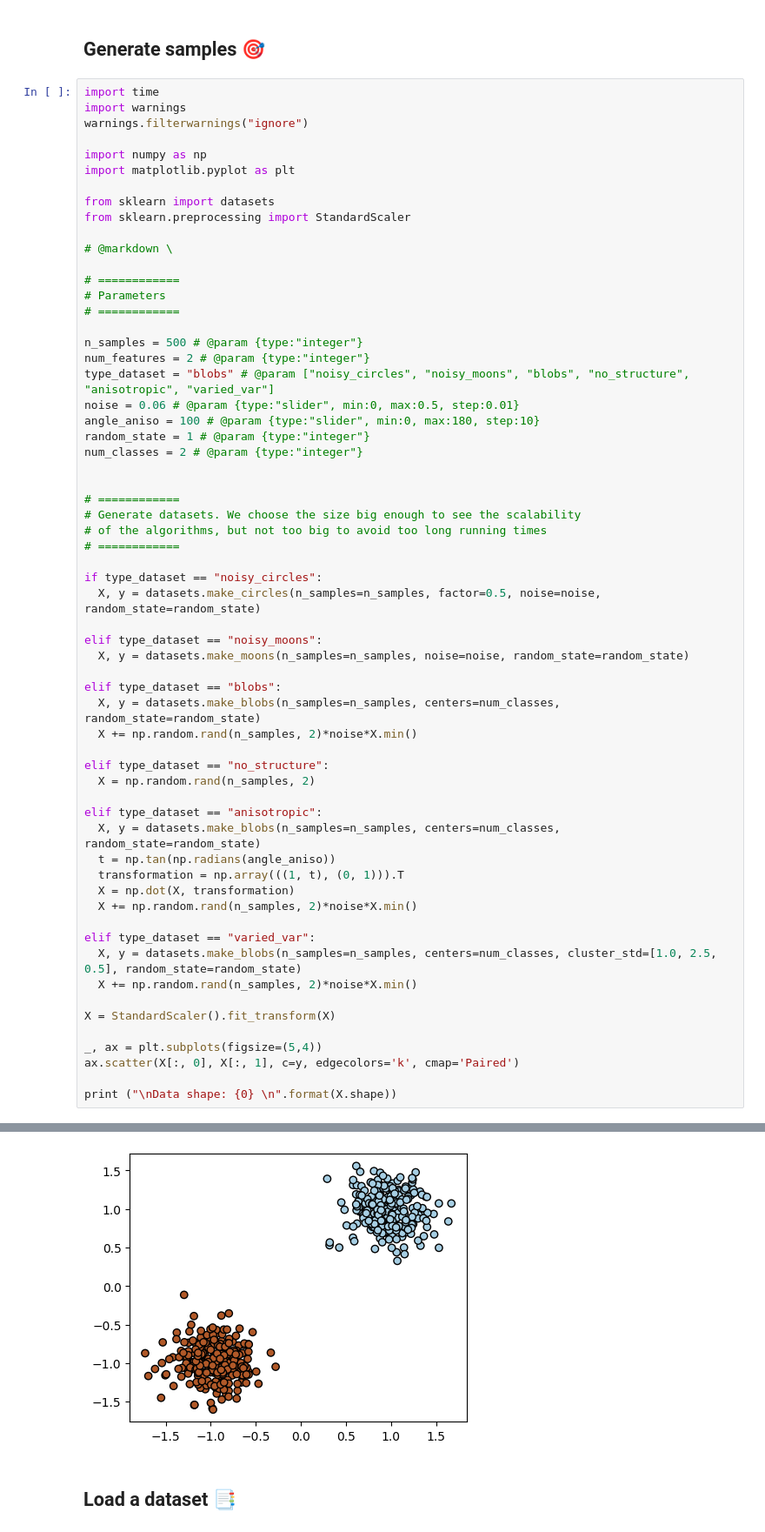
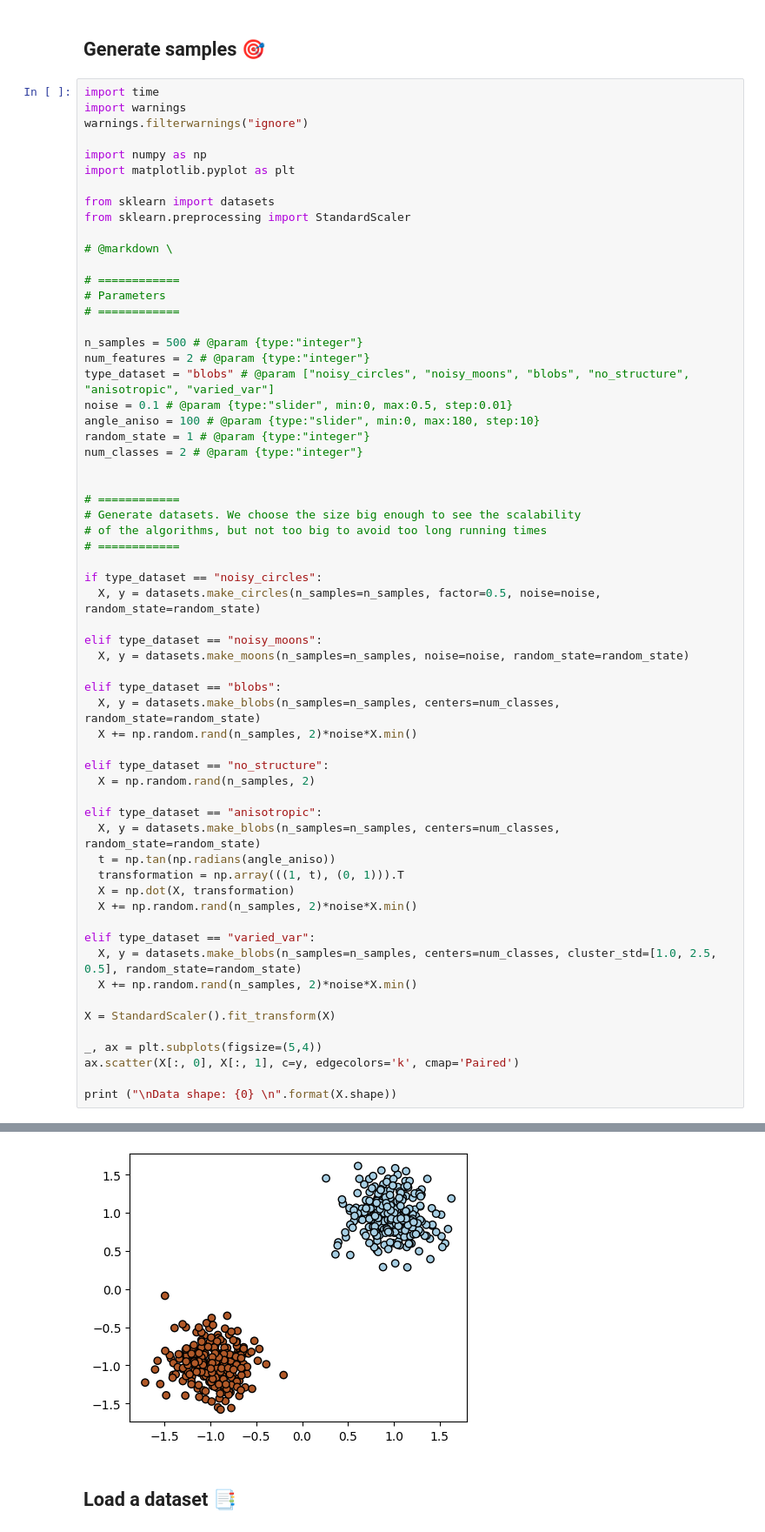
Before and after one commit to rubenfonnegra/analitica_datos, a Jupyter notebook: Sem_8/Practicum_7.ipynb, the cells around one changed output, grey strips where cells are left out. Shown at 87% size. Drawn from its saved outputs; the diff is of its cells as text.

```diff
--- a/Sem_8/Practicum_7.ipynb
+++ b/Sem_8/Practicum_7.ipynb
@@ -27,7 +27,7 @@ from sklearn.preprocessing import StandardScaler
 n_samples = 500 # @param {type:"integer"}
 num_features = 2 # @param {type:"integer"}
 type_dataset = "blobs" # @param ["noisy_circles", "noisy_moons", "blobs", "no_structure", "anisotropic", "varied_var"]
-noise = 0.06 # @param {type:"slider", min:0, max:0.5, step:0.01}
+noise = 0.1 # @param {type:"slider", min:0, max:0.5, step:0.01}
 angle_aniso = 100 # @param {type:"slider", min:0, max:180, step:10}
 random_state = 1 # @param {type:"integer"}
 num_classes = 2 # @param {type:"integer"}
@@ -43,34 +43,34 @@ if type_dataset == "noisy_circles":
 
 elif type_dataset == "noisy_moons":
   X, y = datasets.make_moons(n_samples=n_samples, noise=noise, random_state=random_state)
 
 elif type_dataset == "blobs":
   X, y = datasets.make_blobs(n_samples=n_samples, centers=num_classes, random_state=random_state)
   X += np.random.rand(n_samples, 2)*noise*X.min()
 
 elif type_dataset == "no_structure":
   X = np.random.rand(n_samples, 2)
 
 elif type_dataset == "anisotropic":
   X, y = datasets.make_blobs(n_samples=n_samples, centers=num_classes, random_state=random_state)
   t = np.tan(np.radians(angle_aniso))
   transformation = np.array(((1, t), (0, 1))).T
   X = np.dot(X, transformation)
   X += np.random.rand(n_samples, 2)*noise*X.min()
 
 elif type_dataset == "varied_var":
   X, y = datasets.make_blobs(n_samples=n_samples, centers=num_classes, cluster_std=[1.0, 2.5, 0.5], random_state=random_state)
   X += np.random.rand(n_samples, 2)*noise*X.min()
 
 X = StandardScaler().fit_transform(X)
 
 _, ax = plt.subplots(figsize=(5,4))
 ax.scatter(X[:, 0], X[:, 1], c=y, edgecolors='k', cmap='Paired')
 
 print ("\nData shape: {0} \n".format(X.shape))
 # %% [output]
 Data shape: (500, 2)
-[figure, old version]
+[figure, new version]
 # %% [markdown]
 ## Load a dataset 📑
 # %%
```
Also changed, not shown: parts of 5 cells of this notebook, 3 other files.
